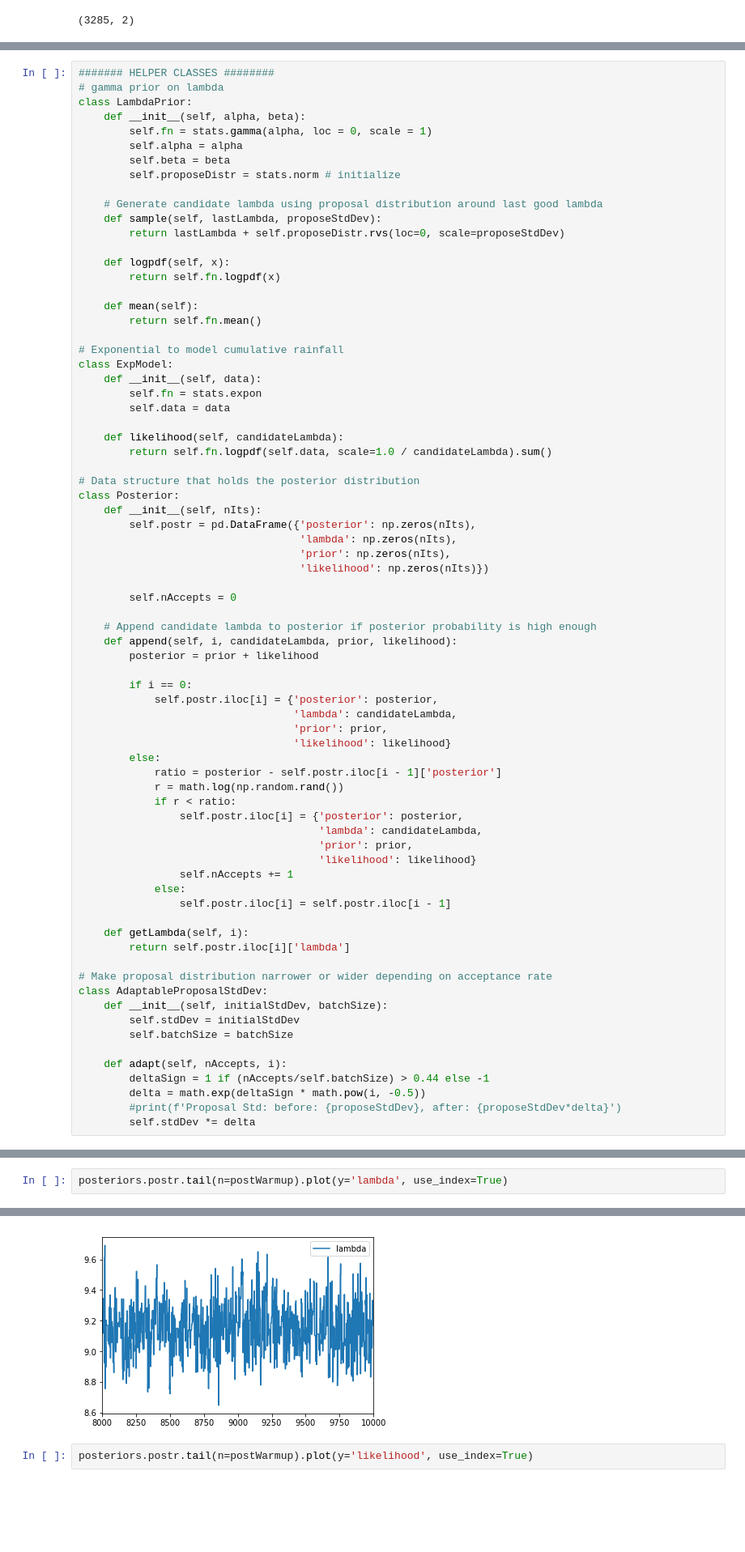
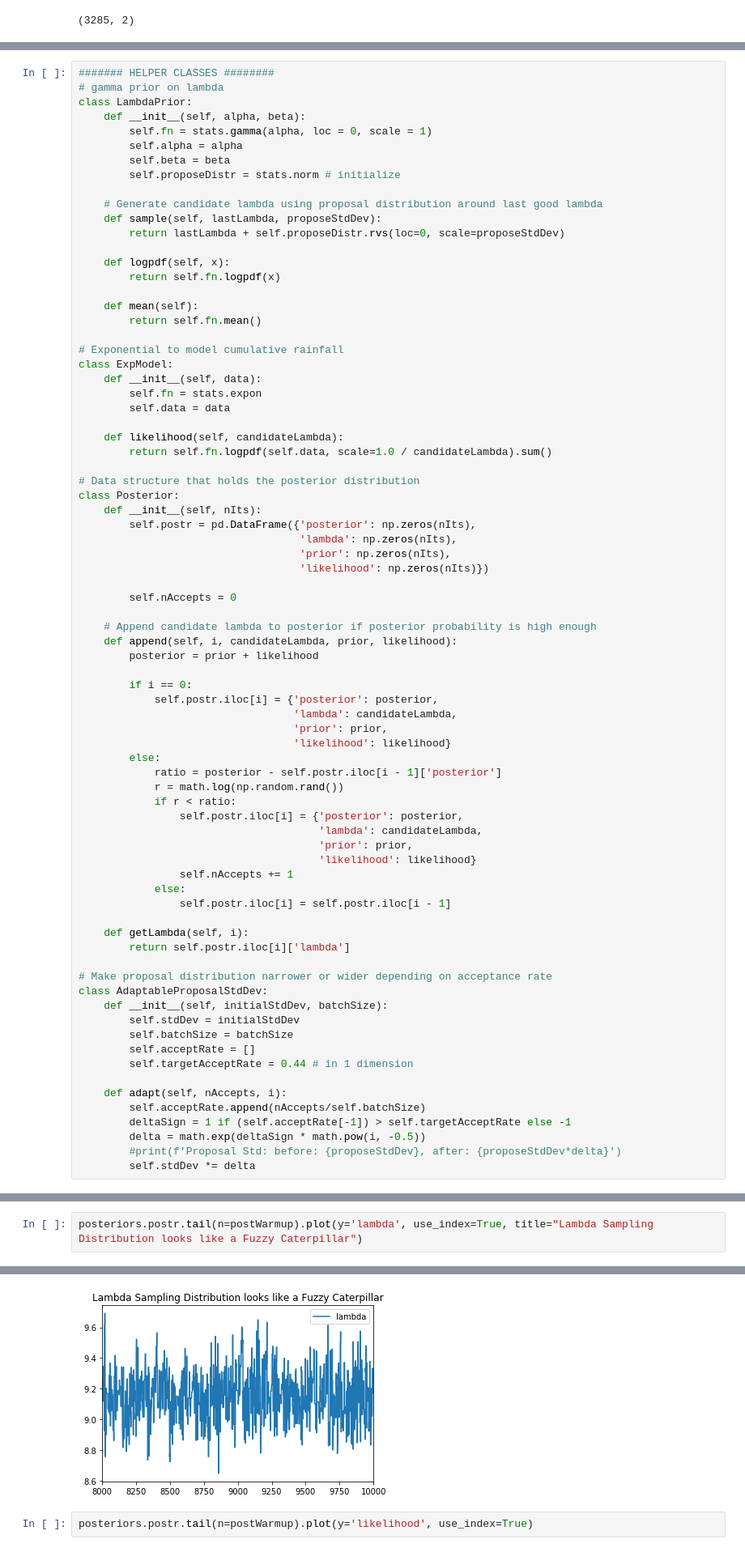
Before and after one commit to mgioioso/practice, a Jupyter notebook: Sampler.ipynb, the cells around one changed output, grey strips where cells are left out. Shown: that part at 81% size. Cells and saved outputs as stored; diff of their text form; blank space fills up the shorter version.

Commit message:
checked acceptance rate at end of run

```diff
--- a/Sampler.ipynb
+++ b/Sampler.ipynb
@@ -92,9 +93,12 @@ class AdaptableProposalStdDev:
     def __init__(self, initialStdDev, batchSize):
         self.stdDev = initialStdDev
         self.batchSize = batchSize
+        self.acceptRate = []
+        self.targetAcceptRate = 0.44 # in 1 dimension
 
     def adapt(self, nAccepts, i):
-        deltaSign = 1 if (nAccepts/self.batchSize) > 0.44 else -1
+        self.acceptRate.append(nAccepts/self.batchSize)
+        deltaSign = 1 if (self.acceptRate[-1]) > self.targetAcceptRate else -1
         delta = math.exp(deltaSign * math.pow(i, -0.5))
         #print(f'Proposal Std: before: {proposeStdDev}, after: {proposeStdDev*delta}')
         self.stdDev *= delta
@@ -150,10 +154,10 @@ posteriors.postr.tail(n=postWarmup)['lambda'].plot(kind='hist',
 <matplotlib.axes._subplots.AxesSubplot at 0x...>
 [figure]
 # %%
-posteriors.postr.tail(n=postWarmup).plot(y='lambda', use_index=True)
+posteriors.postr.tail(n=postWarmup).plot(y='lambda', use_index=True, title="Lambda Sampling Distribution looks like a Fuzzy Caterpillar")
 # %% [output]
 <matplotlib.axes._subplots.AxesSubplot at 0x...>
-[figure, old version]
+[figure, new version]
 # %%
 posteriors.postr.tail(n=postWarmup).plot(y='likelihood', use_index=True)
 # %% [output]
```
Also changed, not shown: parts of 2 cells of this notebook.
